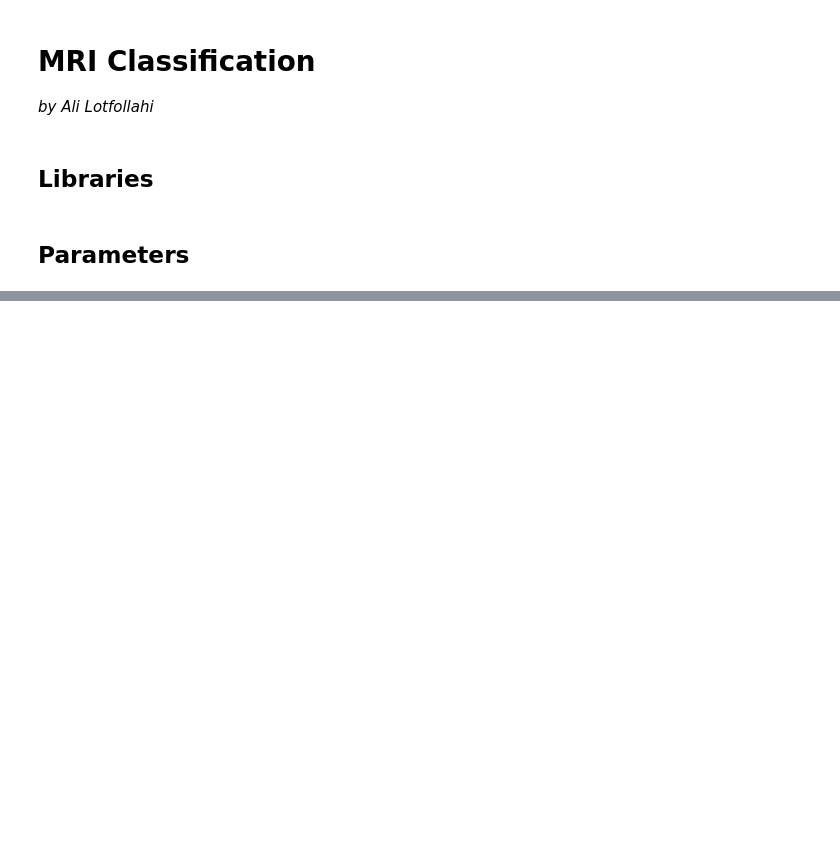
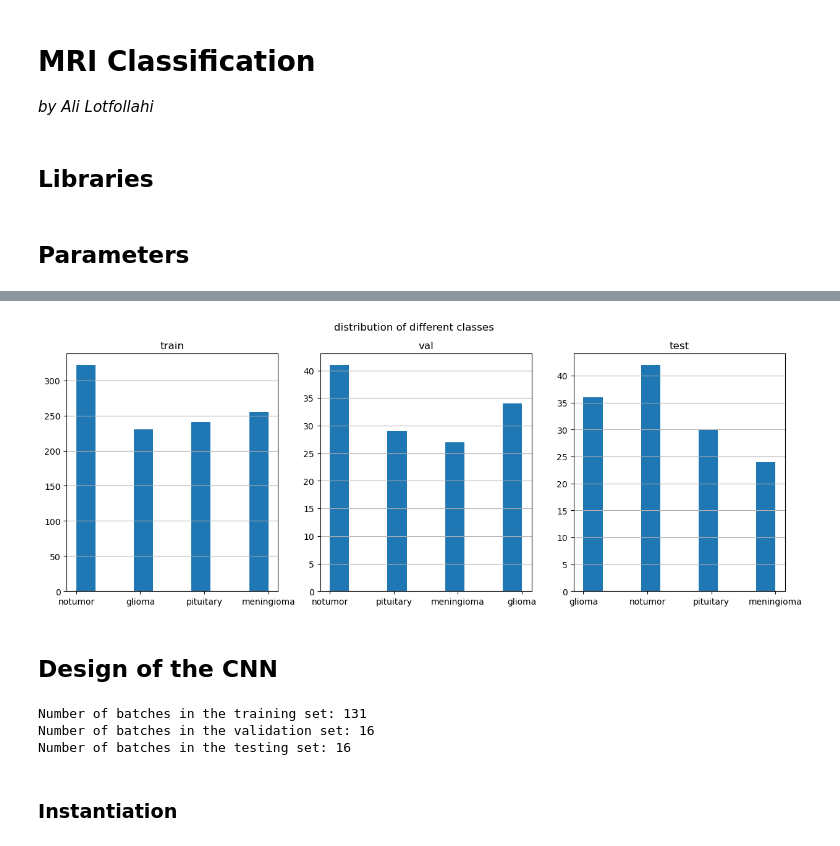
Before and after one commit to ALotov2000/mri-classification-cnn, a Jupyter notebook: main.ipynb, the cells around one changed output, grey strips where cells are left out. Saved outputs shown, nothing was run; the diff lists cells and outputs as text; code cells hidden in the pictures; blank space fills up the shorter version.

```diff
--- a/main.ipynb
+++ b/main.ipynb
@@ -49,0 +139,22 @@ for _class in classes:
+# %%
+fig, axes = plt.subplots(nrows=1, ncols=3)
+fig.set_size_inches(15, 5)
+fig.suptitle('distribution of different classes')
+cols = ['train', 'val', 'test']
+for i, col in enumerate(cols):
+    axes[i].hist(eval(f"{col}_class_names"))
+    axes[i].set_title(col)
+    axes[i].grid(axis='y')
+plt.show()
+# %% [output]
+[figure, added]
+# %% [markdown]
+## Design of the CNN
+# %%
+print(f"Number of batches in the training set: {int(train_size / BATCH_SIZE)}")
+print(f"Number of batches in the validation set: {int(val_size / BATCH_SIZE)}")
+print(f"Number of batches in the testing set: {int(test_size / BATCH_SIZE)}")
+# %% [output]
+Number of batches in the training set: 131
+Number of batches in the validation set: 16
+Number of batches in the testing set: 16
@@ -49,0 +207,2 @@ for _class in classes:
+# %% [markdown]
+### Instantiation
```
Also changed, not shown: parts of 39 cells of this notebook.
